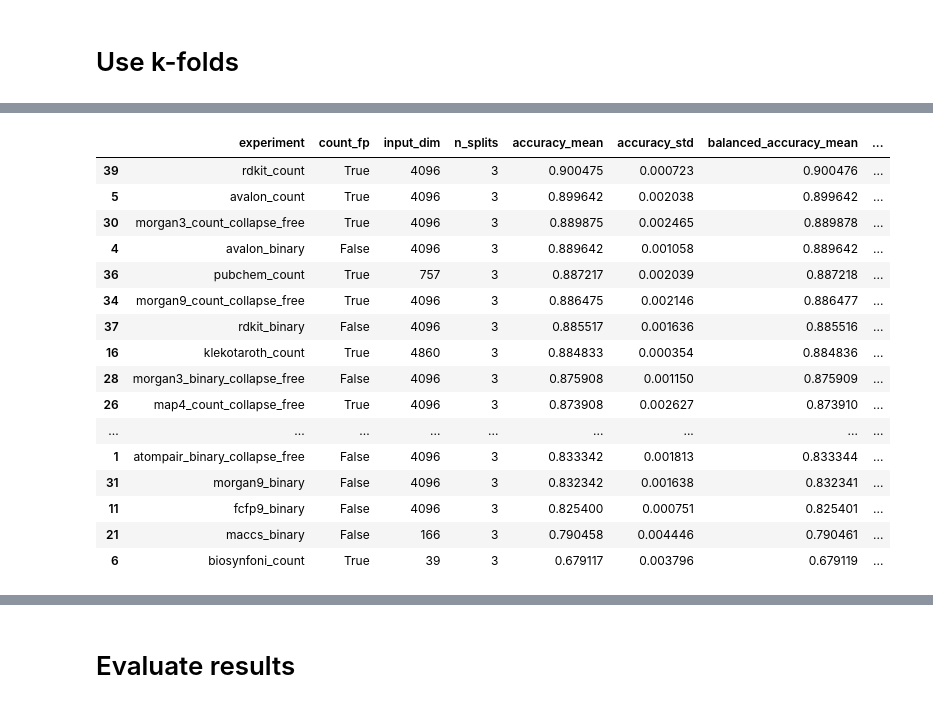
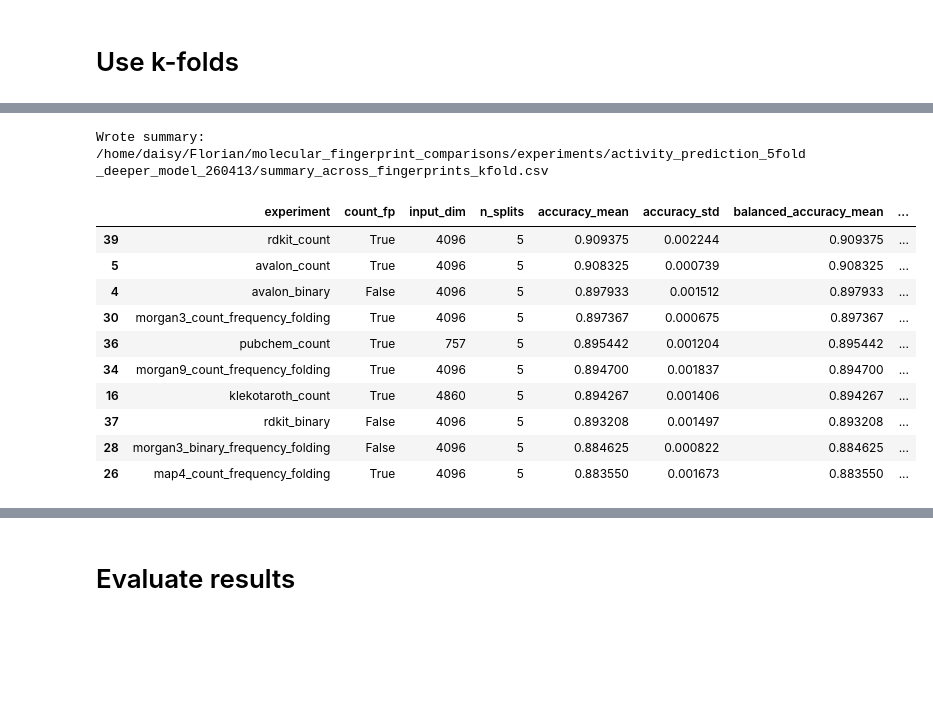
Before and after one commit to florian-huber/molecular_fingerprint_comparisons, a Jupyter notebook: notebooks/fingerprint_analysis_class_prediction_ability_deeper_model.ipynb, the cells around one changed output, grey strips where cells are left out. Cells and saved outputs as stored; diff of their text form; code cells hidden in the pictures; blank space fills up the shorter version.

```diff
--- a/notebooks/fingerprint_analysis_class_prediction_ability_deeper_model.ipynb
+++ b/notebooks/fingerprint_analysis_class_prediction_ability_deeper_model.ipynb
@@ -1017,21 +1062,52 @@ Loaded 45 experiments from /home/daisy/Florian/molecular_fingerprint_comparisons
 First experiment: atompair_binary
-# %%
-summary
-# %% [output]
-|  | experiment | count_fp | input_dim | n_splits | accuracy_mean | accuracy_std | balanced_accuracy_mean | ... |
-| 39 | rdkit_count | True | 4096 | 3 | 0.900475 | 0.000723 | 0.900476 | ... |
-| 5 | avalon_count | True | 4096 | 3 | 0.899642 | 0.002038 | 0.899642 | ... |
-| 30 | morgan3_count_collapse_free | True | 4096 | 3 | 0.889875 | 0.002465 | 0.889878 | ... |
-| 4 | avalon_binary | False | 4096 | 3 | 0.889642 | 0.001058 | 0.889642 | ... |
-| 36 | pubchem_count | True | 757 | 3 | 0.887217 | 0.002039 | 0.887218 | ... |
-| 34 | morgan9_count_collapse_free | True | 4096 | 3 | 0.886475 | 0.002146 | 0.886477 | ... |
-| 37 | rdkit_binary | False | 4096 | 3 | 0.885517 | 0.001636 | 0.885516 | ... |
-| 16 | klekotaroth_count | True | 4860 | 3 | 0.884833 | 0.000354 | 0.884836 | ... |
-| 28 | morgan3_binary_collapse_free | False | 4096 | 3 | 0.875908 | 0.001150 | 0.875909 | ... |
-| 26 | map4_count_collapse_free | True | 4096 | 3 | 0.873908 | 0.002627 | 0.873910 | ... |
-| ... | ... | ... | ... | ... | ... | ... | ... | ... |
-| 1 | atompair_binary_collapse_free | False | 4096 | 3 | 0.833342 | 0.001813 | 0.833344 | ... |
-| 31 | morgan9_binary | False | 4096 | 3 | 0.832342 | 0.001638 | 0.832341 | ... |
-| 11 | fcfp9_binary | False | 4096 | 3 | 0.825400 | 0.000751 | 0.825401 | ... |
-| 21 | maccs_binary | False | 166 | 3 | 0.790458 | 0.004446 | 0.790461 | ... |
-| 6 | biosynfoni_count | True | 39 | 3 | 0.679117 | 0.003796 | 0.679119 | ... |
+# %%
+def _fold_mean(r, key, default=np.nan):
+    vals = []
+    for f in r.get("folds", []):
+        v = f.get(key, None)
+        if v is not None:
+            vals.append(v)
+    return float(np.mean(vals)) if len(vals) else float(default)
+
+summary = pd.DataFrame([{
+    "experiment": r["experiment"],
+    "count_fp": r["count_fingerprint"],
+    "input_dim": r["input_dim"],
+    "n_splits": r["n_splits"],
+
+    "accuracy_mean": r["avg_test_metrics"]["accuracy"]["mean"],
+    "accuracy_std": r["avg_test_metrics"]["accuracy"]["std"],
+    "balanced_accuracy_mean": r["avg_test_metrics"]["balanced_accuracy"]["mean"],
+    "balanced_accuracy_std": r["avg_test_metrics"]["balanced_accuracy"]["std"],
+    "macro_f1_mean": r["avg_test_metrics"]["macro_f1"]["mean"],
+    "macro_f1_std": r["avg_test_metrics"]["macro_f1"]["std"],
+    "weighted_f1_mean": r["avg_test_metrics"]["weighted_f1"]["mean"],
+    "weighted_f1_std": r["avg_test_metrics"]["weighted_f1"]["std"],
+    "log_loss_mean": r["avg_test_metrics"]["log_loss"]["mean"],
+    "log_loss_std": r["avg_test_metrics"]["log_loss"]["std"],
+
+    "epochs_mean": float(np.mean([f["train_summary"]["epochs_ran"] for f in r.get("folds", [])]))
+                  if r.get("folds") else np.nan,
+    "best_val_macro_f1_mean": float(np.mean([f["train_summary"]["best_val_macro_f1"] for f in r.get("folds", [])]))
+                  if r.get("folds") else np.nan,
+} for r in all_results]).sort_values(by="macro_f1_mean", ascending=False)
+
+out_csv = os.path.join(path_results, "summary_across_fingerprints_kfold.csv")
+summary.to_csv(out_csv, index=False)
+
+print(f"\nWrote summary: {out_csv}")
+
+summary.head(10)
+# %% [output]
+Wrote summary: /home/daisy/Florian/molecular_fingerprint_comparisons/experiments/activity_prediction_5fold_deeper_model_260413/summary_across_fingerprints_kfold.csv
+|  | experiment | count_fp | input_dim | n_splits | accuracy_mean | accuracy_std | balanced_accuracy_mean | ... |
+| 39 | rdkit_count | True | 4096 | 5 | 0.909375 | 0.002244 | 0.909375 | ... |
+| 5 | avalon_count | True | 4096 | 5 | 0.908325 | 0.000739 | 0.908325 | ... |
+| 4 | avalon_binary | False | 4096 | 5 | 0.897933 | 0.001512 | 0.897933 | ... |
+| 30 | morgan3_count_frequency_folding | True | 4096 | 5 | 0.897367 | 0.000675 | 0.897367 | ... |
+| 36 | pubchem_count | True | 757 | 5 | 0.895442 | 0.001204 | 0.895442 | ... |
+| 34 | morgan9_count_frequency_folding | True | 4096 | 5 | 0.894700 | 0.001837 | 0.894700 | ... |
+| 16 | klekotaroth_count | True | 4860 | 5 | 0.894267 | 0.001406 | 0.894267 | ... |
+| 37 | rdkit_binary | False | 4096 | 5 | 0.893208 | 0.001497 | 0.893208 | ... |
+| 28 | morgan3_binary_frequency_folding | False | 4096 | 5 | 0.884625 | 0.000822 | 0.884625 | ... |
+| 26 | map4_count_frequency_folding | True | 4096 | 5 | 0.883550 | 0.001673 | 0.883550 | ... |
```
Also changed, not shown: parts of 19 cells of this notebook.
